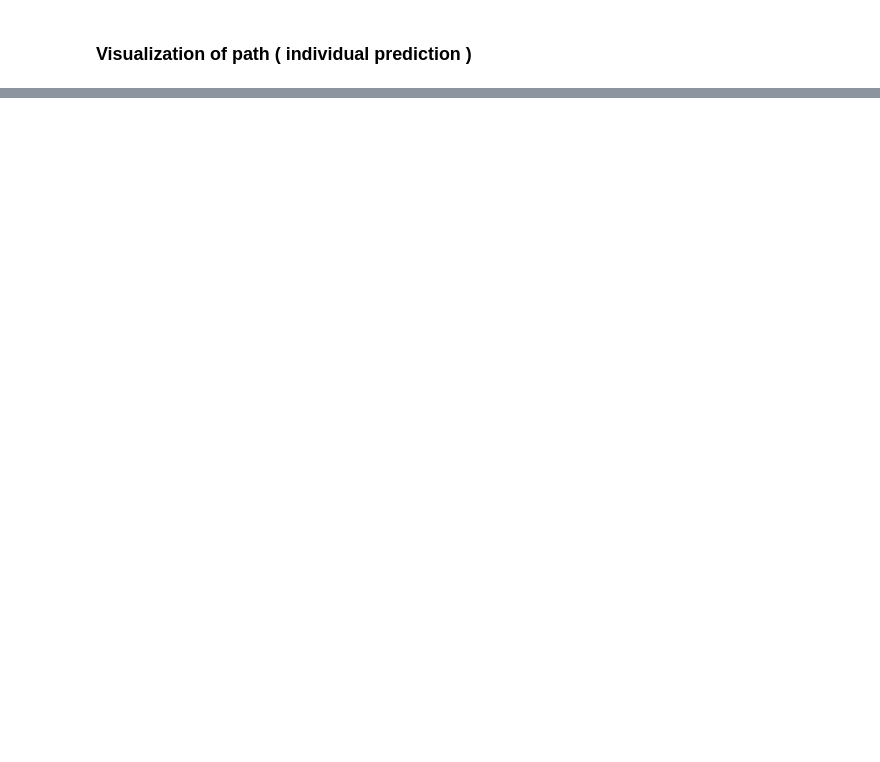
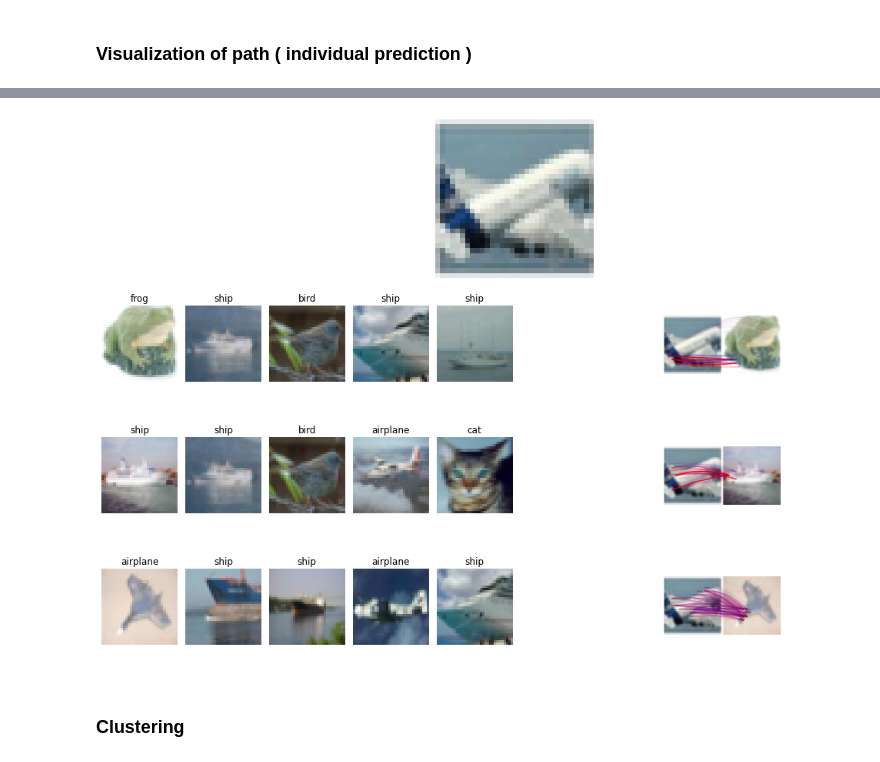
Before and after one commit to FrantisekSefcik/labs-nn, a Jupyter notebook: notebooks/Layers activations.ipynb, the cells around one changed output, grey strips where cells are left out. Cells and saved outputs as stored; diff of their text form; code cells hidden in the pictures; blank space fills up the shorter version.

```diff
--- a/notebooks/Layers activations.ipynb
+++ b/notebooks/Layers activations.ipynb
@@ -285,0 +338,12 @@ Analysis of cases predicted as airplane
+# %%
+# predict suspicios
+label = 0
+b_pred_labels = model.predict(b_images).argmax(1)
+
+susp_pred = layer_model.predict(b_images[b_pred_labels == label], label)
+
+susp_imgs = b_images[b_pred_labels == label][susp_pred]
+
+susp_labels = b_labels[b_pred_labels == label][susp_pred]
+
+susp_idx = layer_model.get_neighbours_idxs_on_layers(b_images[b_pred_labels == label][susp_pred])
@@ -285,0 +367,24 @@ Analysis of cases predicted as airplane
+# %%
+fig3 = plt.figure(constrained_layout=True, figsize = (15,10))
+gs = fig3.add_gridspec(4, 2, height_ratios = [2.5, 2, 2, 2])
+
+visualization.visualize_image(
+    image,
+    true_label,
+    label,
+    gs[0,:]
+)
+visualization.visualize_path(
+    layers_neighbours_idxs,
+    a_images,
+    a_labels,
+    class_names,
+    gs[1:,0]
+)
+
+for layer, layer_neighbours in enumerate(layers_neighbours_idxs):
+    visualization.plot_relevances_full(BiLrp_R[layer], image, a_images[layer_neighbours[0]], poolstride, gs=gs[1+ layer,1])
+# %% [output]
+[figure, added]
+# %% [markdown]
+### Clustering
```
Also changed, not shown: parts of 35 cells of this notebook, 5 other files.
